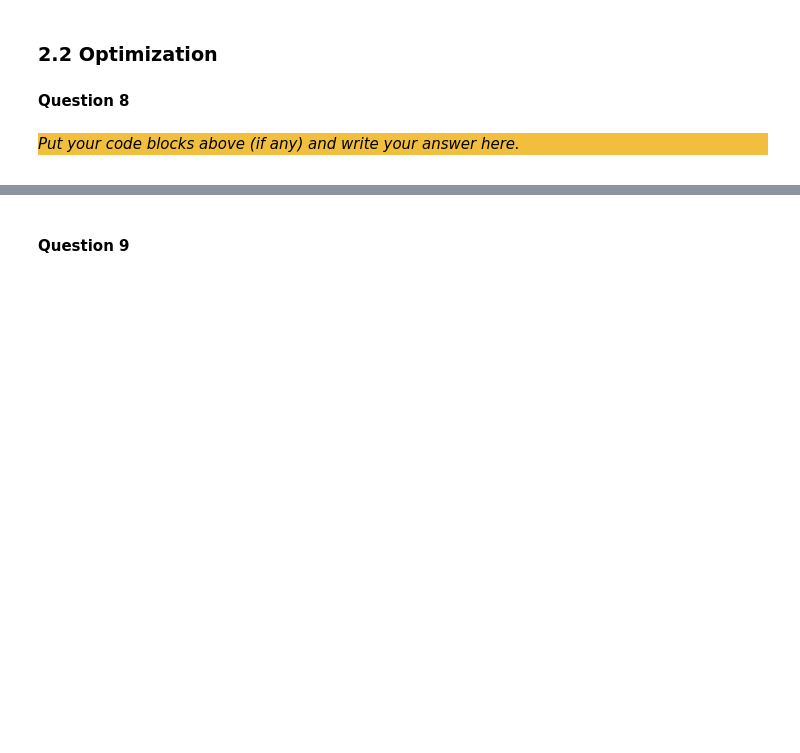
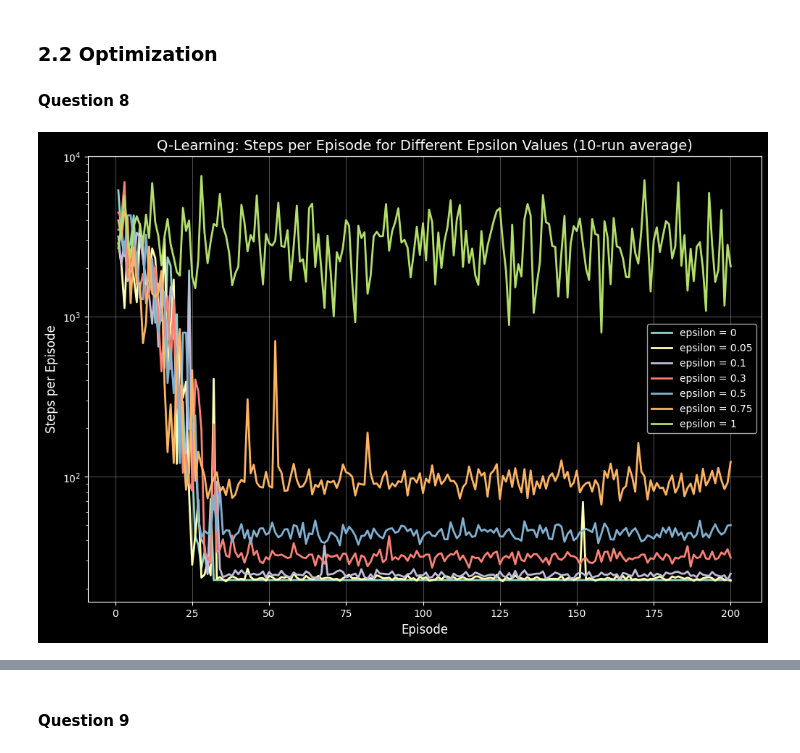
Before and after one commit to AinzOoalGown123/assignment3_group67, a Jupyter notebook: src/Main.ipynb, the cells around one changed output, grey strips where cells are left out. Drawn from its saved outputs; the diff is of its cells as text; code cells hidden in the pictures; blank space fills up the shorter version.

```diff
--- a/src/Main.ipynb
+++ b/src/Main.ipynb
@@ -469,7 +472,48 @@ _Write your answer here._
 # %% [markdown]
 ### 2.2 Optimization
 #### Question 8
-# %% [markdown]
-<div style="background-color:#f1be3e">
-
-_Put your code blocks above (if any) and write your answer here._
+# %%
+# Hyperparameters
+n_runs = 10
+n_episodes = 200
+epsilon_values = [0, 0.05, 0.1, 0.3, 0.5, 0.75, 1]
+alpha = 0.7
+
+results = {}
+
+for epsilon in tqdm(epsilon_values):
+    runs = run_agent(
+        algorithm_class=QLearning,
+        epsilon=epsilon,
+        alpha=alpha,
+        n_runs=n_runs,
+        n_episodes=n_episodes
+    )
+
+    max_len = max(len(run) for run in runs)
+
+    mean_steps = np.nanmean(runs, axis=0)
+    std_steps = np.nanstd(runs, axis=0)
+
+    results[epsilon] = {
+        'mean': mean_steps,
+        'std': std_steps,
+        'episodes': np.arange(1, len(mean_steps) + 1)
+    }
+
+plt.figure(figsize=(12, 8))
+
+for i, (epsilon, data) in enumerate(results.items()):
+    plt.plot(data['episodes'], data['mean'],
+             label=f"epsilon = {epsilon}",
+             linewidth=2)
+
+plt.xlabel("Episode", fontsize=12)
+plt.ylabel("Steps per Episode", fontsize=12)
+plt.yscale('log')
+plt.title("Q-Learning: Steps per Episode for Different Epsilon Values (10-run average)", fontsize=14)
+plt.legend()
+plt.grid(True, alpha=0.3)
+plt.show()
+# %% [output]
+[figure, added]
```
Also changed, not shown: parts of 15 cells of this notebook.
